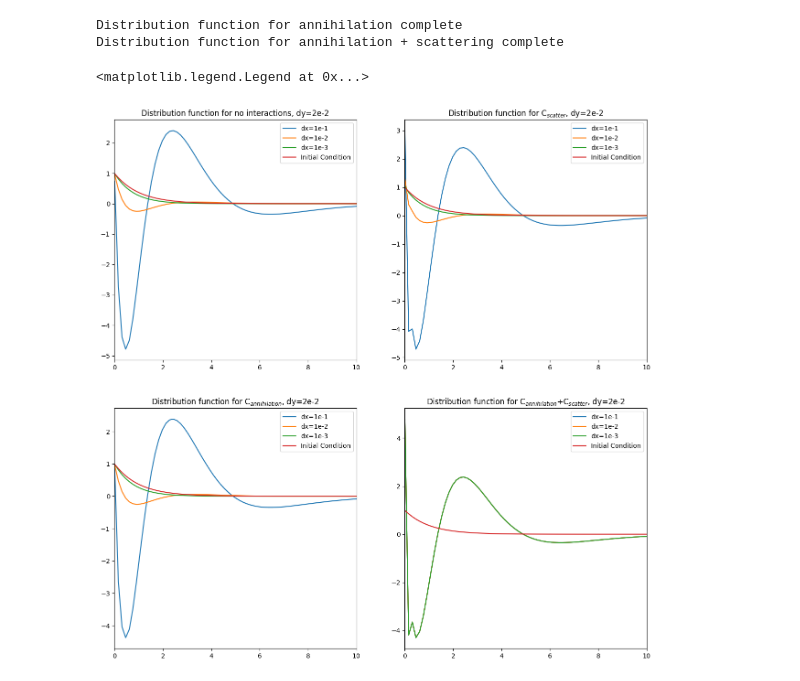
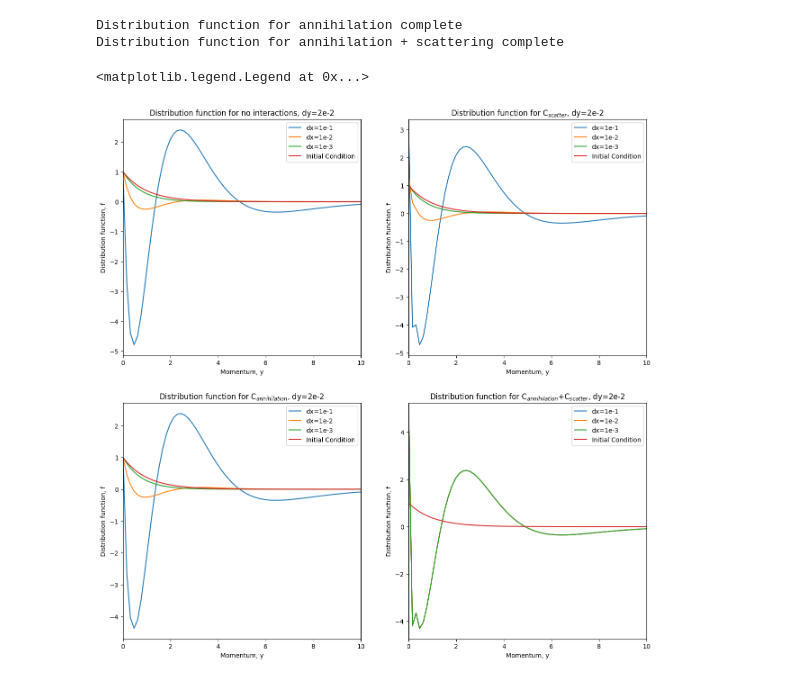
Before and after one commit to TobiasWasheim/master_thesis, a Jupyter notebook: data.ipynb, the cells around one changed output. Drawn from its saved outputs; the diff is of its cells as text; code cells hidden in the pictures.

```diff
--- a/data.ipynb
+++ b/data.ipynb
@@ -116,37 +115,45 @@ ax[0,0].plot(ys,ys_none_3, label = "dx=1e-3")
 ax[0,0].plot(ys,ys_initial, label ="Initial Condition")
 
 ax[0,0].set_title(r"Distribution function for no interactions, dy=2e-2")
+ax[0,0].set_xlabel("Momentum, y")
+ax[0,0].set_ylabel("Distribution function, f")
 ax[0,0].set_xlim([0,10])
 ax[0,0].legend()
 
 ax[0,1].plot(ys,ys_scatter_1, label = "dx=1e-1")
 ax[0,1].plot(ys,ys_scatter_2, label = "dx=1e-2")
 ax[0,1].plot(ys,ys_scatter_3, label = "dx=1e-3")
 ax[0,1].plot(ys,ys_initial, label = "Initial Condition")
 
 ax[0,1].set_title(r"Distribution function for C$_{scatter}$, dy=2e-2")
+ax[0,1].set_xlabel("Momentum, y")
+ax[0,1].set_ylabel("Distribution function, f")
 ax[0,1].set_xlim([0,10])
 ax[0,1].legend()
 
 
 ax[1,0].plot(ys,ys_ann_1, label = "dx=1e-1")
 ax[1,0].plot(ys,ys_ann_2, label = "dx=1e-2")
 ax[1,0].plot(ys,ys_ann_3, label = "dx=1e-3")
 ax[1,0].plot(ys,ys_initial, label = "Initial Condition")
 
 ax[1,0].set_title(r"Distribution function for C$_{annihilation}$, dy=2e-2")
+ax[1,0].set_xlabel("Momentum, y")
+ax[1,0].set_ylabel("Distribution function, f")
 ax[1,0].set_xlim([0,10])
 ax[1,0].legend()
 
 
 ax[1,1].plot(ys,ys_both_1, label = "dx=1e-1")
 ax[1,1].plot(ys,ys_both_1, label = "dx=1e-2")
 ax[1,1].plot(ys,ys_both_1, label = "dx=1e-3")
 ax[1,1].plot(ys,ys_initial, label = "Initial Condition")
 
 ax[1,1].set_title(r"Distribution function for C$_{annihilation}$+C$_{scatter}$, dy=2e-2")
+ax[1,1].set_xlabel("Momentum, y")
+ax[1,1].set_ylabel("Distribution function, f")
 ax[1,1].set_xlim([0,10])
 ax[1,1].legend()
 # %% [output]
 <matplotlib.legend.Legend at 0x...>
-[figure, old version]
+[figure, new version]
```
Also changed, not shown: parts of 6 cells of this notebook.
